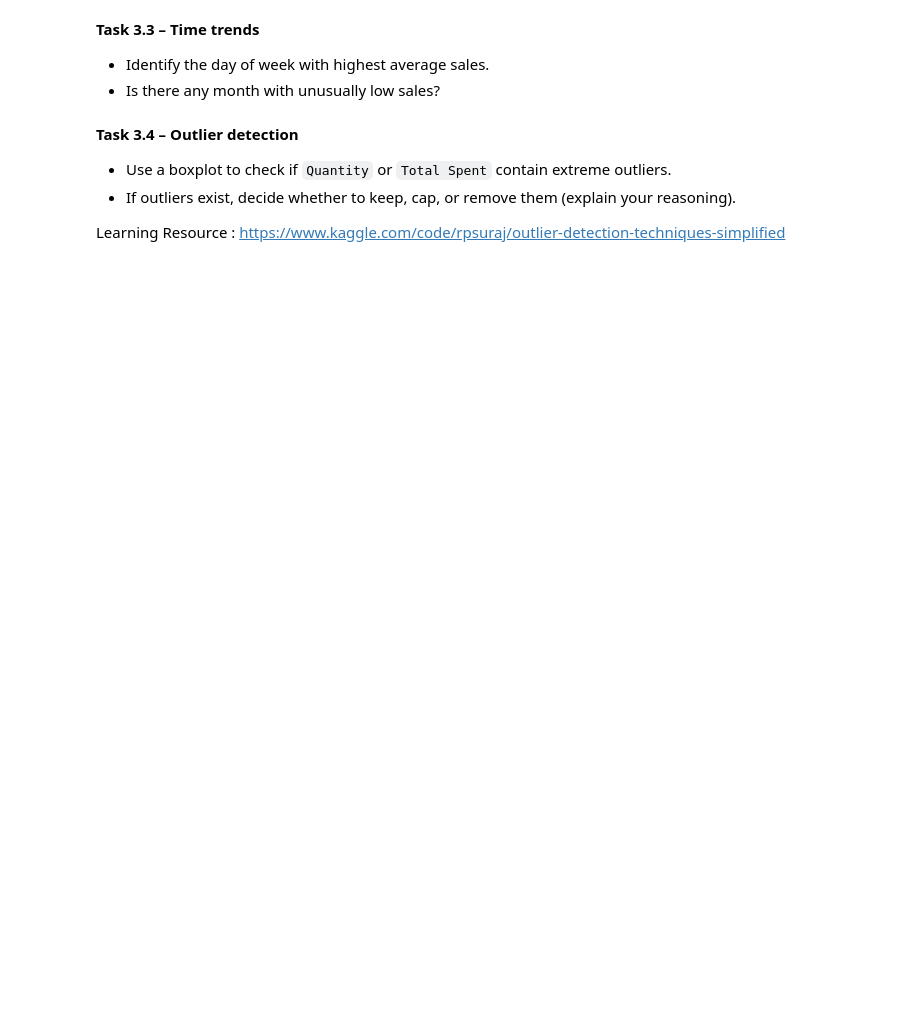
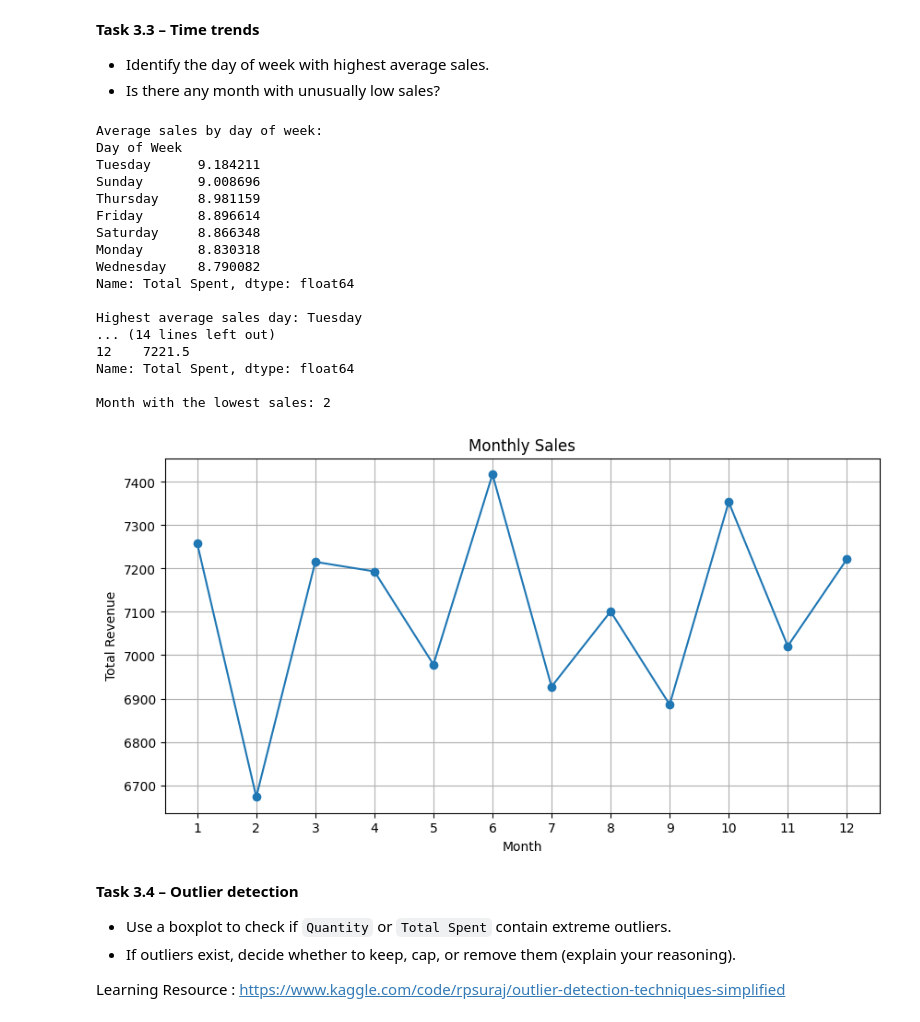
Before and after one commit to jiinjang/Lab-8, a Jupyter notebook: problem2.ipynb, the cells around one changed output. Drawn from its saved outputs; the diff is of its cells as text; code cells hidden in the pictures; blank space fills up the shorter version.

```diff
--- a/problem2.ipynb
+++ b/problem2.ipynb
@@ -107,6 +383,57 @@ Now that the data is clean, answer the following questions using visualizations
 - Is there any month with unusually low sales?
 # %%
 # Your code here
+daily_average = (
+    df.groupby("Day of Week")["Total Spent"]
+    .mean()
+    .sort_values(ascending=False)
+)
+
+monthly_sales = (
+    df.groupby("Month")["Total Spent"]
+    .sum()
+    .sort_index()
+)
+
+print("Average sales by day of week:")
+print(daily_average)
+print("\nHighest average sales day:", daily_average.idxmax())
+
+print("\nTotal sales by month:")
+print(monthly_sales)
+print("\nMonth with the lowest sales:", monthly_sales.idxmin())
+
+monthly_sales.plot(
+    kind="line",
+    marker="o",
+    figsize=(10, 5),
+    title="Monthly Sales"
+)
+
+plt.xlabel("Month")
+plt.ylabel("Total Revenue")
+plt.xticks(range(1, 13))
+plt.grid(True)
+plt.show()
+# %% [output]
+Average sales by day of week:
+Day of Week
+Tuesday      9.184211
+Sunday       9.008696
+Thursday     8.981159
+Friday       8.896614
+Saturday     8.866348
+Monday       8.830318
+Wednesday    8.790082
+Name: Total Spent, dtype: float64
+
+Highest average sales day: Tuesday
+... (14 lines left out)
+12    7221.5
+Name: Total Spent, dtype: float64
+
+Month with the lowest sales: 2
+[figure, added]
 # %% [markdown]
 **Task 3.4 – Outlier detection**
 - Use a boxplot to check if `Quantity` or `Total Spent` contain extreme outliers.
```
Also changed, not shown: parts of 15 cells of this notebook, 1 other file.
